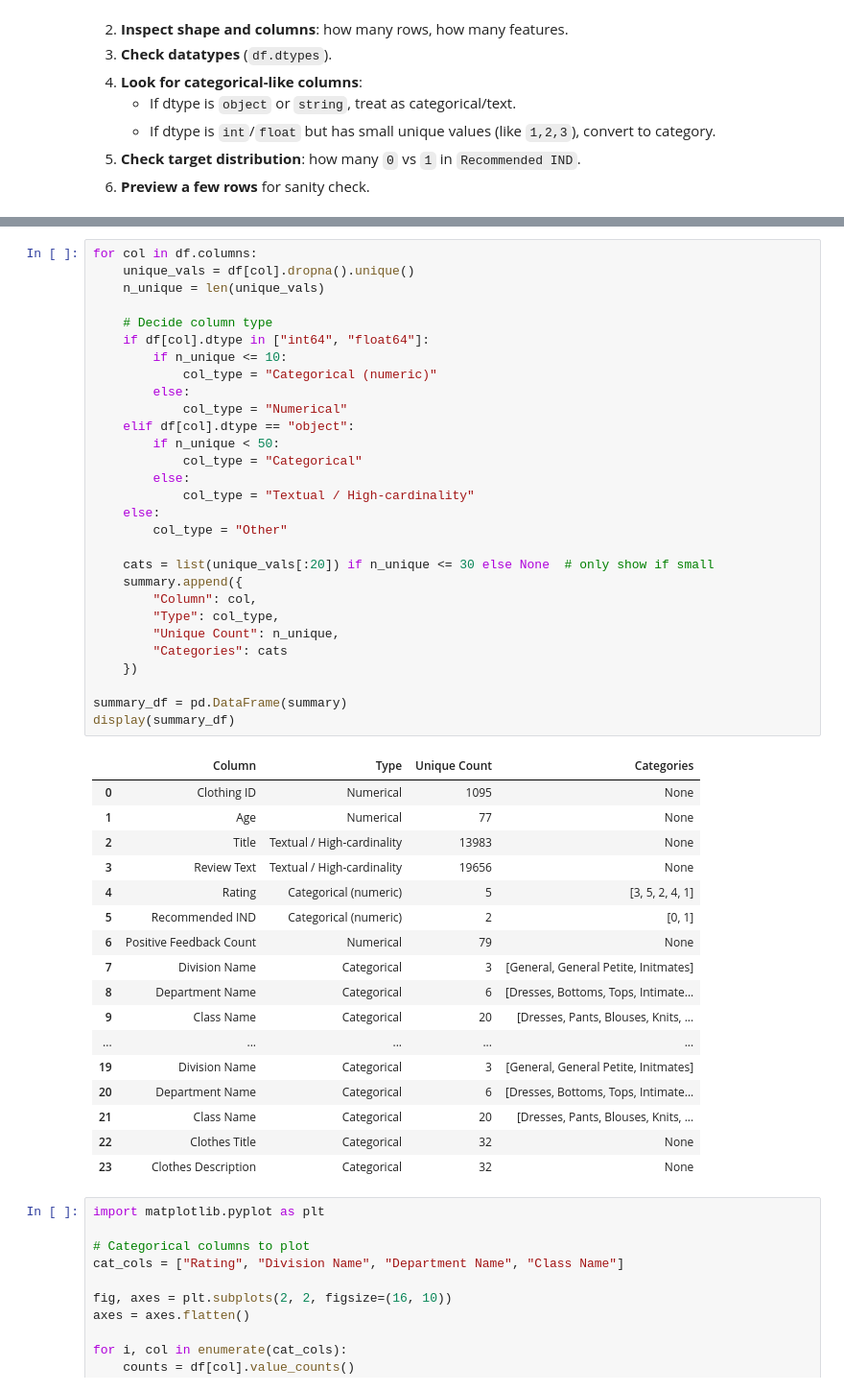
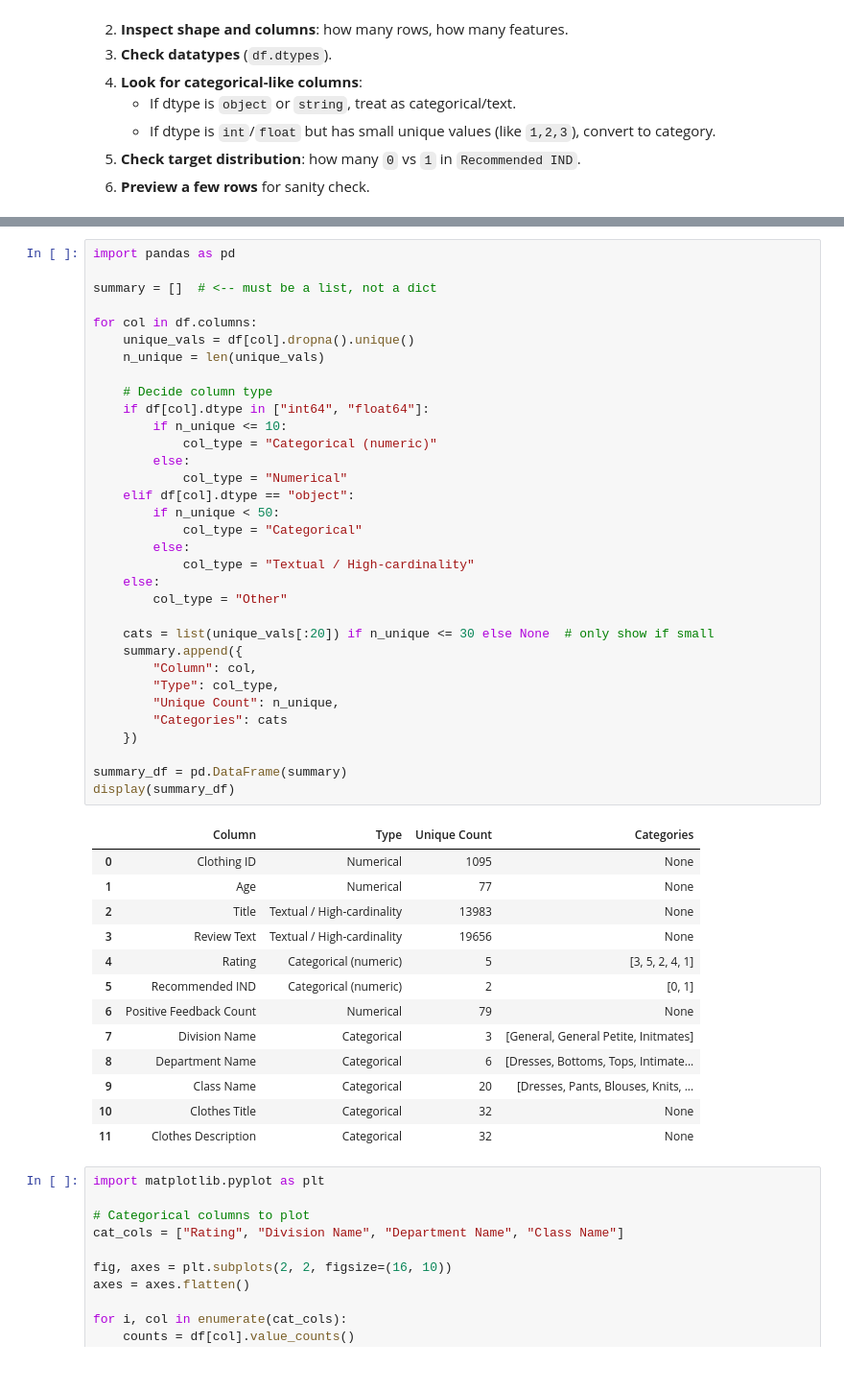
Before and after one commit to vkquanghd/Clothing_Recomend_App, a Jupyter notebook: notebooks/preprocessing.ipynb, the cells around one changed output, grey strips where cells are left out. Shown at 96% size. Cells and saved outputs as stored; diff of their text form.

```diff
--- a/notebooks/preprocessing.ipynb
+++ b/notebooks/preprocessing.ipynb
@@ -68,6 +68,10 @@ Name: proportion, dtype: float64
 | 3 | 1080 | 49 | Not for the very petite | I love tracy reese dresses, but t... | 2 | 0 | 4 | ... |
 | 4 | 858 | 39 | Cagrcoal shimmer fun | I aded this in my basket at hte l... | 5 | 1 | 1 | ... |
 # %%
+import pandas as pd
+
+summary = []  # <-- must be a list, not a dict
+
 for col in df.columns:
     unique_vals = df[col].dropna().unique()
     n_unique = len(unique_vals)
@@ -81,39 +85,35 @@ for col in df.columns:
     elif df[col].dtype == "object":
         if n_unique < 50:
             col_type = "Categorical"
         else:
             col_type = "Textual / High-cardinality"
     else:
         col_type = "Other"
 
     cats = list(unique_vals[:20]) if n_unique <= 30 else None  # only show if small
     summary.append({
         "Column": col,
         "Type": col_type,
         "Unique Count": n_unique,
         "Categories": cats
     })
 
 summary_df = pd.DataFrame(summary)
 display(summary_df)
 # %% [output]
 |  | Column | Type | Unique Count | Categories |
 | 0 | Clothing ID | Numerical | 1095 | None |
 | 1 | Age | Numerical | 77 | None |
 | 2 | Title | Textual / High-cardinality | 13983 | None |
 | 3 | Review Text | Textual / High-cardinality | 19656 | None |
 | 4 | Rating | Categorical (numeric) | 5 | [3, 5, 2, 4, 1] |
 | 5 | Recommended IND | Categorical (numeric) | 2 | [0, 1] |
 | 6 | Positive Feedback Count | Numerical | 79 | None |
 | 7 | Division Name | Categorical | 3 | [General, General Petite, Initmates] |
 | 8 | Department Name | Categorical | 6 | [Dresses, Bottoms, Tops, Intimate... |
 | 9 | Class Name | Categorical | 20 | [Dresses, Pants, Blouses, Knits, ... |
-| ... | ... | ... | ... | ... |
-| 19 | Division Name | Categorical | 3 | [General, General Petite, Initmates] |
-| 20 | Department Name | Categorical | 6 | [Dresses, Bottoms, Tops, Intimate... |
-| 21 | Class Name | Categorical | 20 | [Dresses, Pants, Blouses, Knits, ... |
-| 22 | Clothes Title | Categorical | 32 | None |
-| 23 | Clothes Description | Categorical | 32 | None |
+| 10 | Clothes Title | Categorical | 32 | None |
+| 11 | Clothes Description | Categorical | 32 | None |
 # %%
 import matplotlib.pyplot as plt
 
```
Also changed, not shown: parts of 8 cells of this notebook, 45 other files.
